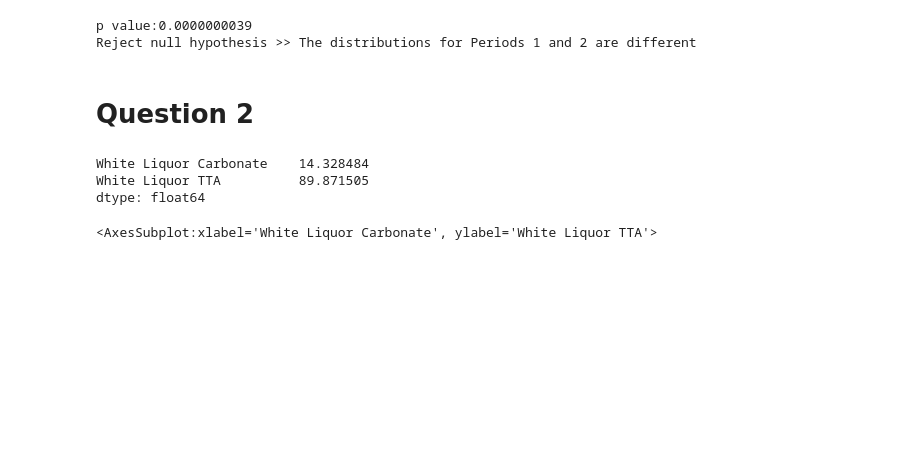
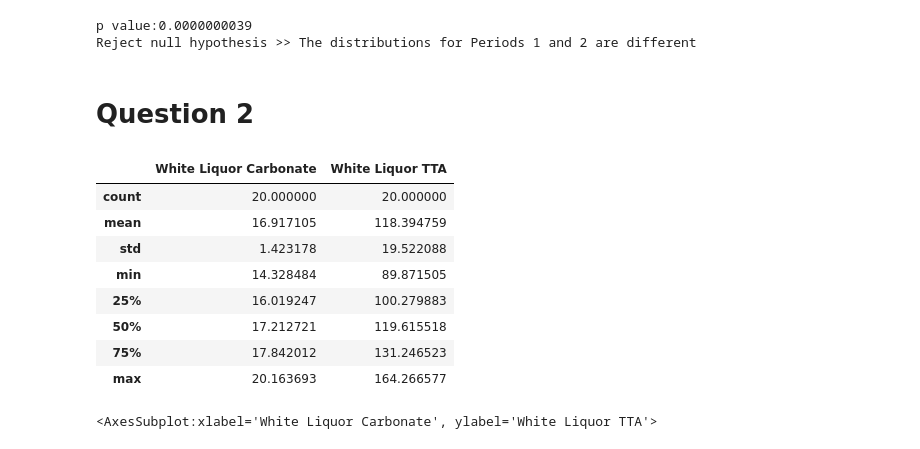
Before and after one commit to E-Lombo/che223-statistics, a Jupyter notebook: Assignment 2/data.ipynb, the cells around one changed output. Drawn from its saved outputs; the diff is of its cells as text; code cells hidden in the pictures; blank space fills up the shorter version.

```diff
--- a/Assignment 2/data.ipynb
+++ b/Assignment 2/data.ipynb
@@ -192,10 +193,17 @@ Reject null hypothesis >> The distributions for Periods 1 and 2 are different
 # Question 2
 # %%
 df2 = pd.read_csv("Group_11_Question_2_Data.csv", index_col=0)
+df2.describe()
 # %% [output]
-White Liquor Carbonate    14.328484
-White Liquor TTA          89.871505
-dtype: float64
+|  | White Liquor Carbonate | White Liquor TTA |
+| count | 20.000000 | 20.000000 |
+| mean | 16.917105 | 118.394759 |
+| std | 1.423178 | 19.522088 |
+| min | 14.328484 | 89.871505 |
+| 25% | 16.019247 | 100.279883 |
+| 50% | 17.212721 | 119.615518 |
+| 75% | 17.842012 | 131.246523 |
+| max | 20.163693 | 164.266577 |
 # %%
 df2.plot(x="White Liquor Carbonate", y="White Liquor TTA", style="o", kind='scatter')
 # %% [output]
```
Also changed, not shown: parts of 4 cells of this notebook.
